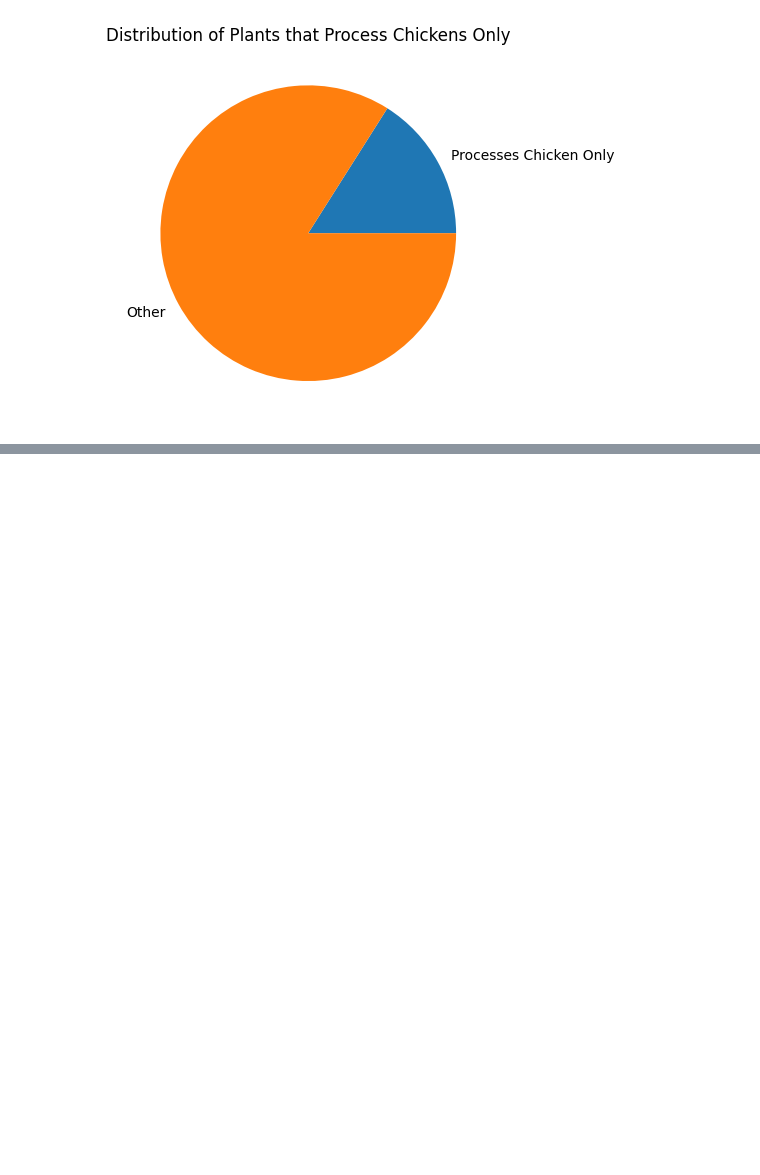
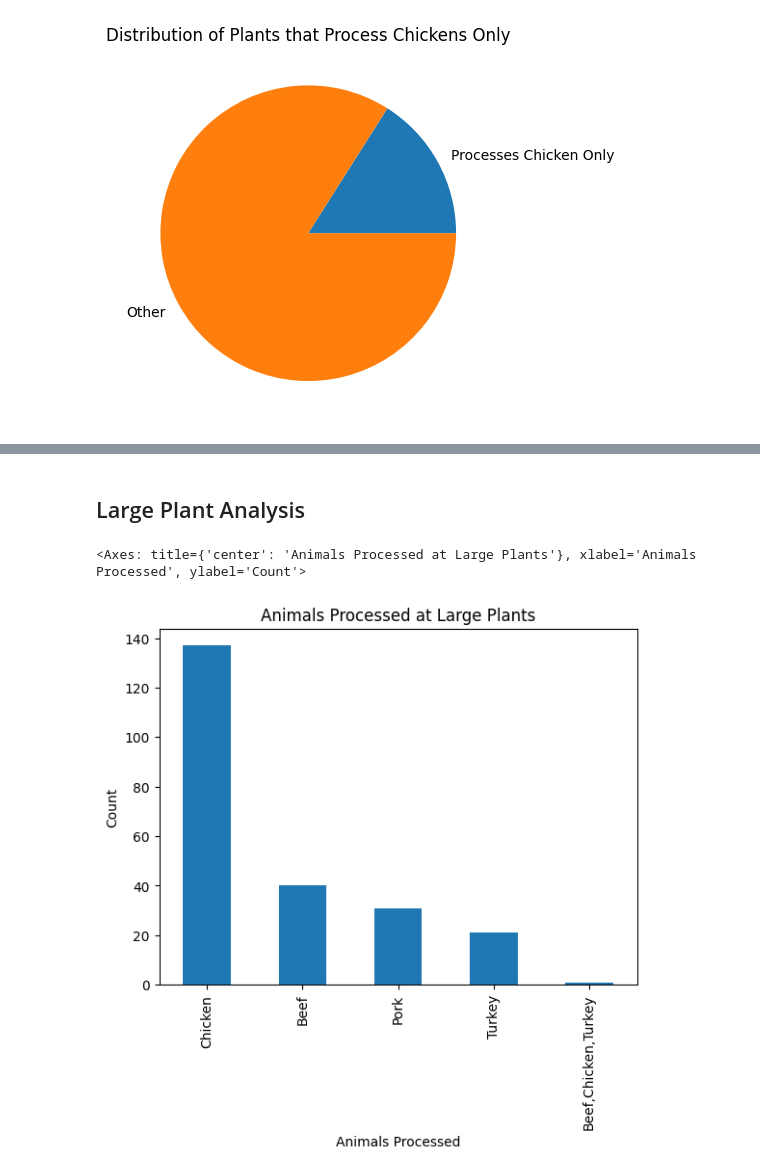
Before and after one commit to uchicago-dsi/rafi-poultry, a Jupyter notebook: notebooks/steve_FSIS_eda.ipynb, the cells around one changed output, grey strips where cells are left out. Drawn from its saved outputs; the diff is of its cells as text; code cells hidden in the pictures; blank space fills up the shorter version.

```diff
--- a/notebooks/steve_FSIS_eda.ipynb
+++ b/notebooks/steve_FSIS_eda.ipynb
@@ -59,0 +101,16 @@ Text(0.5, 1.0, 'Distribution of Plants that Process Chickens Only')
+# %%
+# dataframe to show animals processed by size
+df_process_size = fsis
+df_process_size.columns
+df_process_size = df_process_size.drop(["Unnamed: 0", "EstNumber", "EstID", "Full Address", "latitude", "longitude", "Processed\nVolume\nCategory", "Slaughter\nVolume\nCategory"], axis=1)
+# %% [markdown]
+## Large Plant Analysis
+# %%
+# Large Plant Size analysis
+df_process_large = df_process_size[df_process_size["Size"] == "Large"]
+df_process_large["Parent Corporation"].value_counts()
+
+df_process_large["Animals Processed"].value_counts().plot(kind="bar", ylabel="Count", title="Animals Processed at Large Plants")
+# %% [output]
+<Axes: title={'center': 'Animals Processed at Large Plants'}, xlabel='Animals Processed', ylabel='Count'>
+[figure, added]
```
Also changed, not shown: parts of 14 cells of this notebook.
